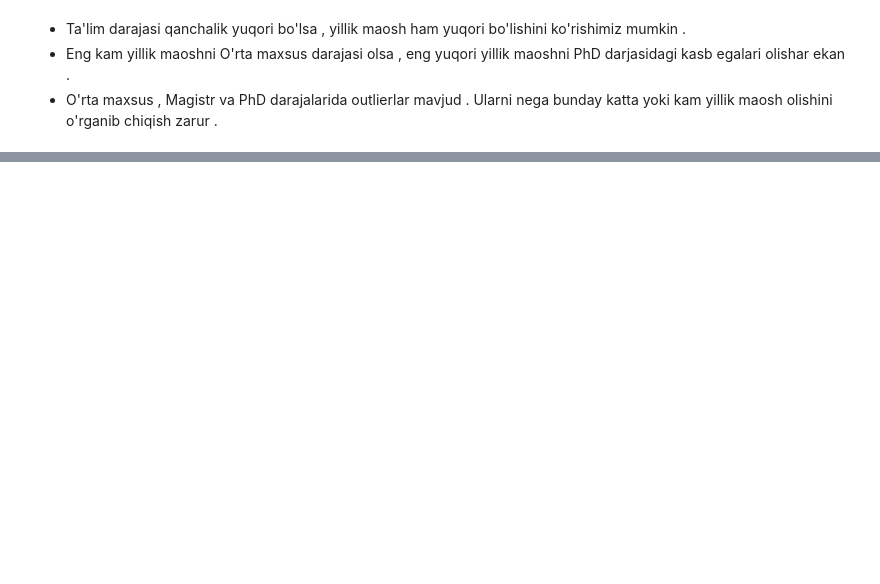
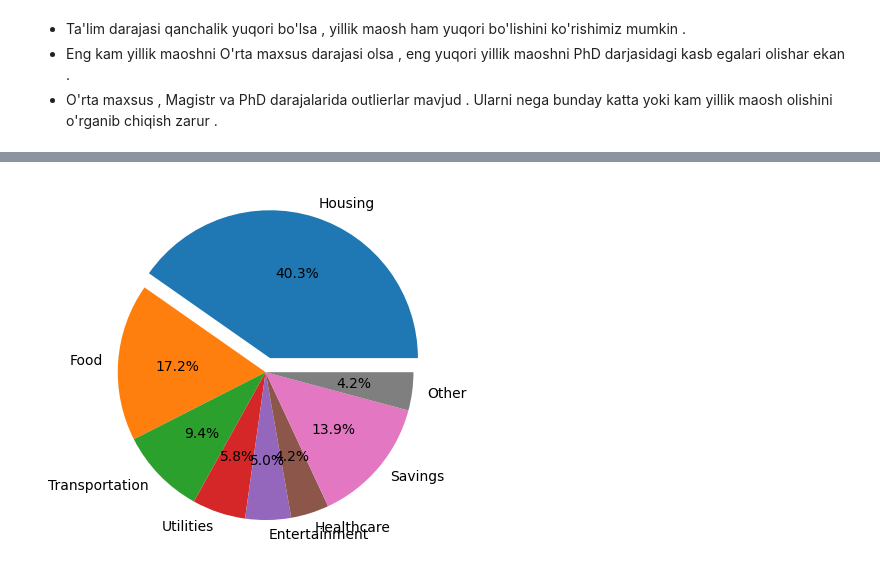
Before and after one commit to izzat-ai/learning-ai, a Jupyter notebook: data_visualization/matplotlib/practice.ipynb, the cells around one changed output, grey strips where cells are left out. Cells and saved outputs as stored; diff of their text form; code cells hidden in the pictures; blank space fills up the shorter version.

```diff
--- a/data_visualization/matplotlib/practice.ipynb
+++ b/data_visualization/matplotlib/practice.ipynb
@@ -476,0 +510,11 @@ plt.show()
+# %%
+# oilaning bir oylik xarajatlar byudjeti ma'lumotlari
+np.random.seed(55)
+
+df_expense_budget = pd.DataFrame({
+    'expense_category': ['Housing', 'Food', 'Transportation', 'Utilities',
+                          'Entertainment', 'Healthcare', 'Savings', 'Other'],
+    'amount_usd': [1450, 620, 340, 210, 180, 150, 500, 150]
+})
+
+df_expense_budget
@@ -476,0 +531,14 @@ plt.show()
+# %%
+# oylikni ko'pdan kamga tartiblash
+df_expense_budget['amount_usd'] = df_expense_budget['amount_usd'].sort_values(ascending=False)
+# %%
+# 5% va undan kam bo'lgan ulushlarni Other qilish
+jami_harajat = df_expense_budget['amount_usd'].sum()
+df_expense_budget['ulush'] = (df_expense_budget['amount_usd']/jami_harajat)*100
+df_expense_budget.loc[df_expense_budget['ulush'] < 5, 'expense_category'] = 'Other'
+# %%
+plt.pie(df_expense_budget['amount_usd'], labels=df_expense_budget['expense_category'], autopct='%1.1f%%', explode=[0.1, 0, 0, 0, 0, 0, 0, 0])
+
+plt.show()
+# %% [output]
+[figure, added]
```
Also changed, not shown: parts of 6 cells of this notebook.
